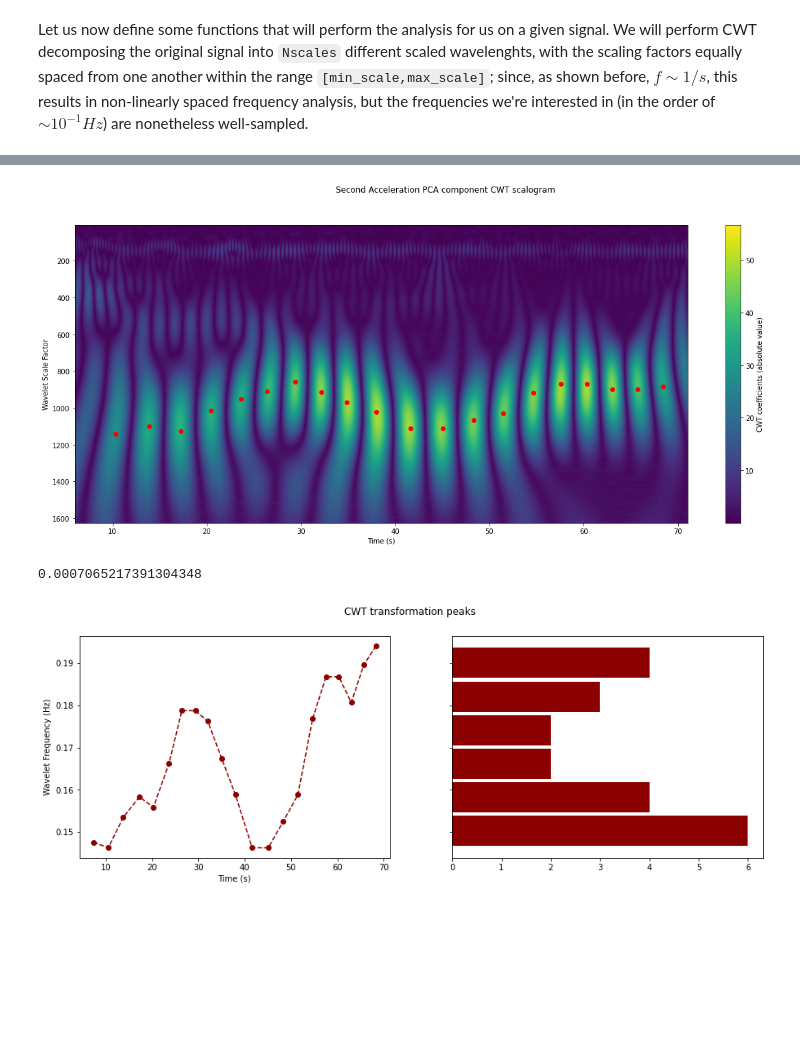
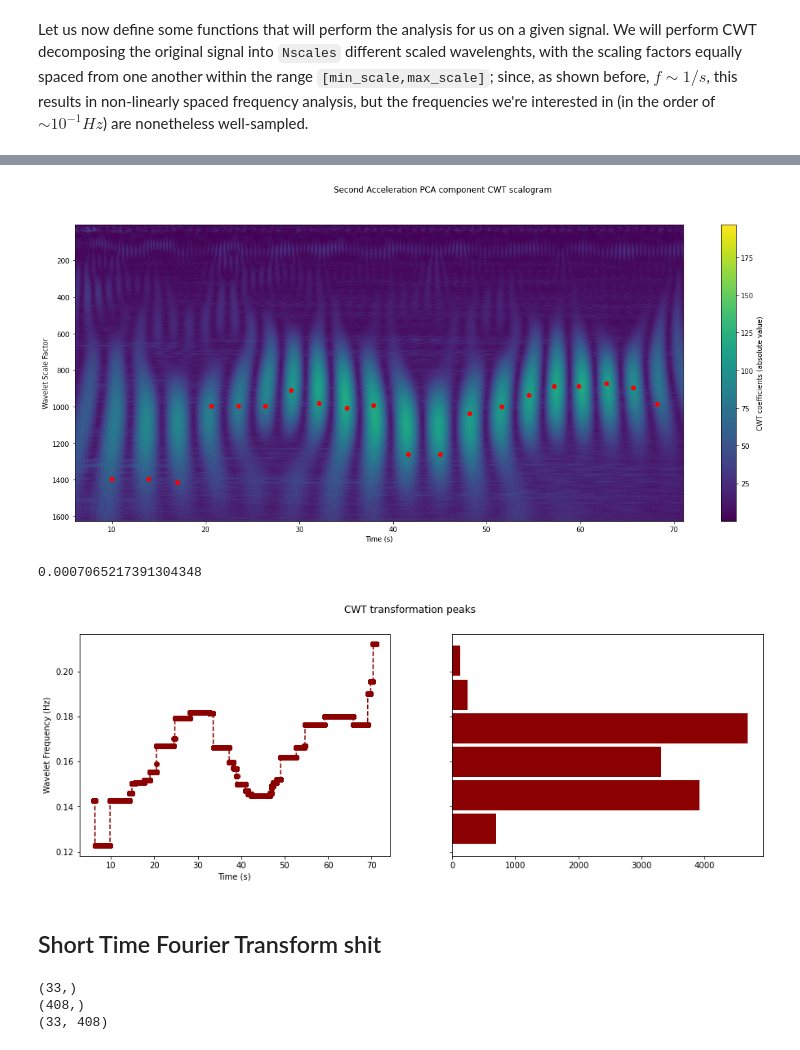
Before and after one commit to zanocrate/LCP_projects_Y4, a Jupyter notebook: Project.ipynb, the cells around one changed output, grey strips where cells are left out. Saved outputs shown, nothing was run; the diff lists cells and outputs as text; code cells hidden in the pictures; blank space fills up the shorter version.

```diff
--- a/Project.ipynb
+++ b/Project.ipynb
@@ -458,7 +458,7 @@ def plot_spectrogram(coefs,scales,t_series,name,absolute=True,cmap='viridis',pea
         ax.plot(t_series[peaks_t],scales[peaks_s],'ro')
     plt.show()
 # %%
-data = magnT[:,1] #second component of acceleration PCA
+data = accT[:,1] #second component of acceleration PCA
 coefs,scales,cwt_freq = perform_CWT(data,wav,min_scale,max_scale,sampling_rate)
 # %%
 plot_spectrogram(coefs,scales,df.index,'Second Acceleration PCA component')
@@ -498,3 +498,27 @@ def return_peaks_coordinates(coefs,min_freq,max_freq,wav,sampling_rate):
         # print("Coordinates for max {}: scale {} and time {}".format(max,final_peaks_s[i],final_peaks_t[i]))
 
     return final_peaks_t,final_peaks_s
+
+
+def return_maximum(coefs,mean_freq,wav,sampling_rate):
+    """
+    Arguments:
+    coefs : 2D np.array shaped like (n_scales,n_samples)
+    mean_freq : the mean frequency of expected signal: this determines the scale of the gaussian kernel used to interpolate
+    wav : wavelet name or Wavelet Object used to obtain coefs
+    sampling_rate : float, the sampling rate of the signal
+
+    Returns:
+    coefs_filtr : 2D np.array shaped like coefs, convoluted with the gaussian kernel
+    s_max : np.array of shape (n_samples), with each entry being the index of the scale factor that corresponds to the maximum of the blurred scalogram at time t.
+    """
+
+    sigma = (pywt.scale2frequency(wav,1)*sampling_rate/mean_freq)/2
+    from scipy.ndimage import gaussian_filter
+    coefs_filtr=gaussian_filter(np.abs(coefs),(1/sigma,sigma))
+    s_max=np.argmax(coefs_filtr,axis=0)
+
+    return coefs_filtr,s_max
+# %%
+coefs_filtr,s_max=return_maximum(coefs,0.26,'morl',sampling_rate)
+time = np.arange(0,len(df.index))
@@ -502,20 +530,24 @@ def return_peaks_coordinates(coefs,min_freq,max_freq,wav,sampling_rate):
 peaks_t,peaks_s = return_peaks_coordinates(coefs,0.1,0.4,wav,sampling_rate)
 plot_spectrogram(coefs,scales,df.index,'Second Acceleration PCA component',peaks_t=peaks_t,peaks_s=peaks_s)
 # %% [output]
-[figure, old version]
+[figure, new version]
 # %%
 print(pywt.scale2frequency(wav,1150))
-
-peaks_t,peaks_s = return_peaks_coordinates(coefs,0.1,0.4,wav,sampling_rate)
 
 fig,axs = plt.subplots(1,2,figsize=[15,5],sharey=True)
 fig.suptitle("CWT transformation peaks")
 
+# t_p = df.index[peaks_t]
+t_p = time
+f_p = cwt_freq[s_max]
+
 axs[0].set_ylabel("Wavelet Frequency (Hz)")
 axs[0].set_xlabel("Time (s)")
-axs[0].plot(t_p,f_p,linestyle='--',marker='o',color='darkred')
+axs[0].plot(df.index,f_p,linestyle='--',marker='o',color='darkred')
 axs[1].hist(f_p,6,orientation='horizontal',rwidth=0.9,color='darkred')
 plt.show()
 # %% [output]
 0.0007065217391304348
-[figure, old version]
+[figure, new version]
+# %% [markdown]
+## Short Time Fourier Transform shit
@@ -521,0 +560,8 @@ plt.show()
+# %%
+print(f.shape)
+print(t.shape)
+print(Zxx.shape)
+# %% [output]
+(33,)
+(408,)
+(33, 408)
```
Also changed, not shown: parts of 4 cells of this notebook, 2 other files.
